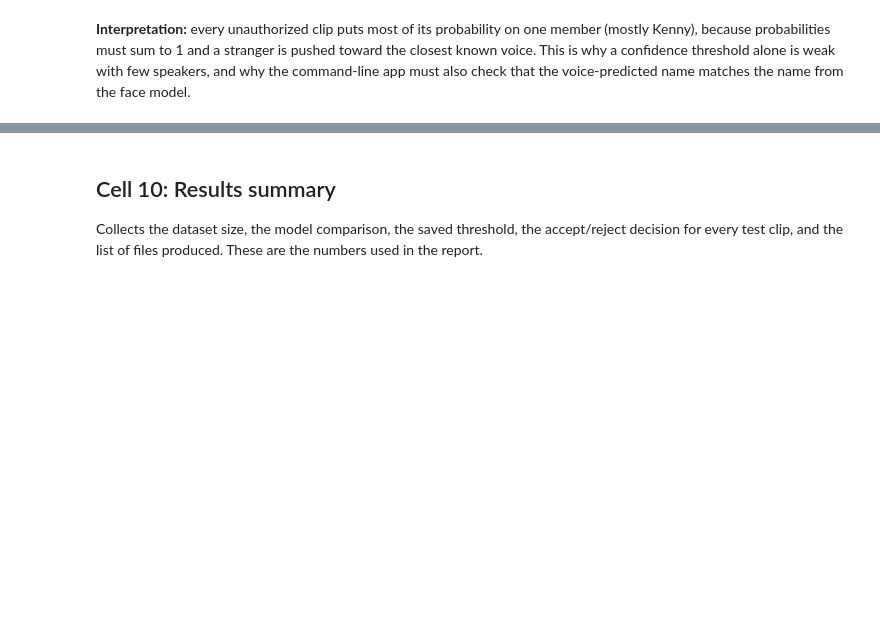
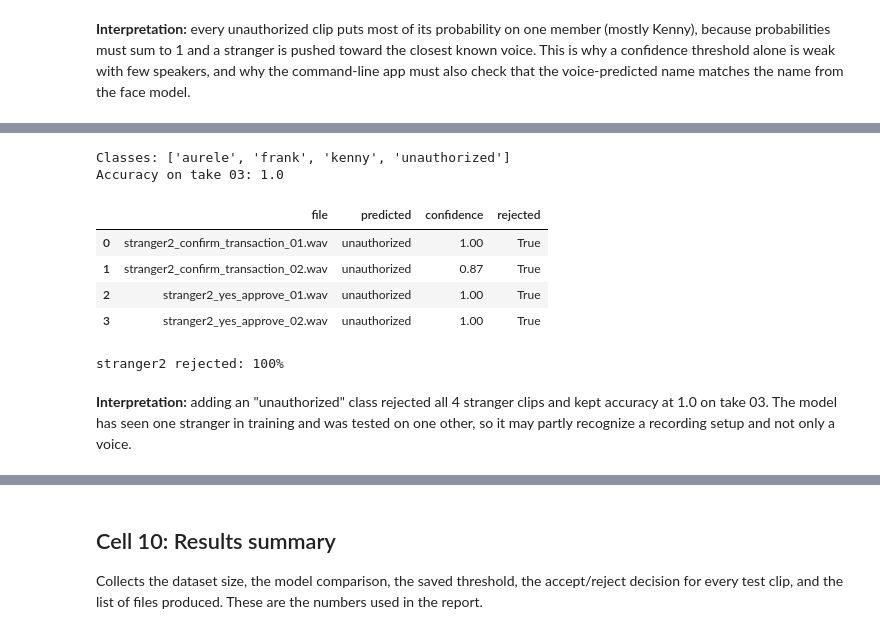
Before and after one commit to kimanzialu/formative-2-group-16-pipeline, a Jupyter notebook: notebooks/individual/03_audio_voice_model.ipynb, the cells around one changed output, grey strips where cells are left out. Cells and saved outputs as stored; diff of their text form; code cells hidden in the pictures; blank space fills up the shorter version.

```diff
--- a/notebooks/individual/03_audio_voice_model.ipynb
+++ b/notebooks/individual/03_audio_voice_model.ipynb
@@ -469,0 +500,39 @@ unauthorized_yes_approve_03.wav {'aurele': np.float64(0.23), 'frank': np.float64
+# %%
+from sklearn.pipeline import make_pipeline
+from sklearn.preprocessing import StandardScaler
+from sklearn.linear_model import LogisticRegression
+
+# Train on members + unauthorized speaker, takes 01 and 02 only
+tr = features_df[features_df["take"] != "03"]
+te = features_df[(features_df["take"] == "03") & (features_df["augmentation"] == "original")]
+
+m2 = make_pipeline(StandardScaler(), LogisticRegression(max_iter=2000, class_weight="balanced"))
+m2.fit(tr[FEATURES], tr["member"])
+print("Classes:", list(m2.classes_))
+print("Accuracy on take 03:", round((m2.predict(te[FEATURES]) == te["member"]).mean(), 2))
+
+# Unseen stranger2 clips
+rows = []
+for p in sorted(glob.glob(os.path.join(HOLDOUT_DIR, "*.wav"))):
+    y, sr = librosa.load(p, sr=SR)
+    y, _ = librosa.effects.trim(y, top_db=TOP_DB)
+    X = pd.DataFrame([extract_features(y, sr)])[FEATURES]
+    proba = m2.predict_proba(X)[0]
+    i = proba.argmax()
+    rows.append({"file": os.path.basename(p), "predicted": m2.classes_[i],
+                 "confidence": round(proba[i], 2),
+                 "rejected": m2.classes_[i] == "unauthorized"})
+res = pd.DataFrame(rows)
+display(res)
+print(f"stranger2 rejected: {res['rejected'].mean():.0%}")
+# %% [output]
+Classes: ['aurele', 'frank', 'kenny', 'unauthorized']
+Accuracy on take 03: 1.0
+|  | file | predicted | confidence | rejected |
+| 0 | stranger2_confirm_transaction_01.wav | unauthorized | 1.00 | True |
+| 1 | stranger2_confirm_transaction_02.wav | unauthorized | 0.87 | True |
+| 2 | stranger2_yes_approve_01.wav | unauthorized | 1.00 | True |
+| 3 | stranger2_yes_approve_02.wav | unauthorized | 1.00 | True |
+stranger2 rejected: 100%
+# %% [markdown]
+**Interpretation:** adding an "unauthorized" class rejected all 4 stranger clips and kept accuracy at 1.0 on take 03. The model has seen one stranger in training and was tested on one other, so it may partly recognize a recording setup and not only a voice.
```
Also changed, not shown: parts of 16 cells of this notebook, 2 other files.
